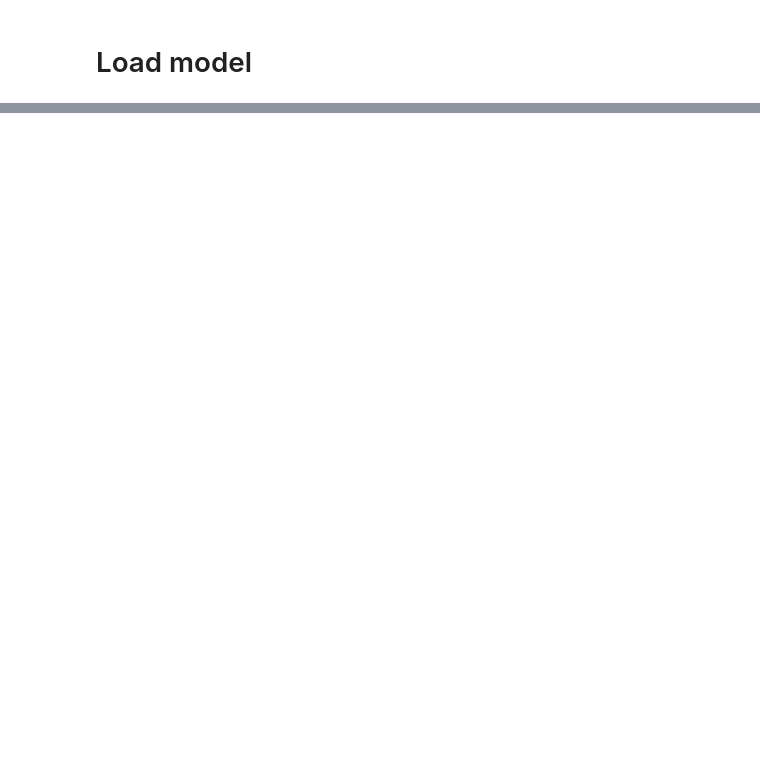
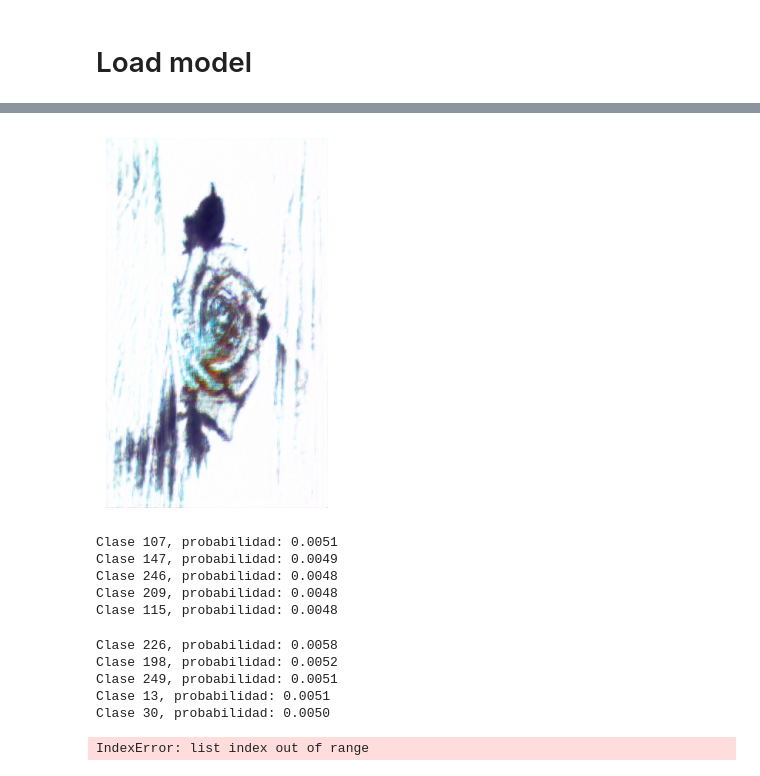
Before and after one commit to yovannynogales/computer-vision-verification-experiments, a Jupyter notebook: notebooks/tatoo_verification.ipynb, the cells around one changed output, grey strips where cells are left out. Cells and saved outputs as stored; diff of their text form; code cells hidden in the pictures; blank space fills up the shorter version.

```diff
--- a/notebooks/tatoo_verification.ipynb
+++ b/notebooks/tatoo_verification.ipynb
@@ -103,0 +221,73 @@ ValueError: pic should be 2/3 dimensional. Got 1 dimensions.
+# %%
+output_normalized = (template_f + 1) / 2  # Now it's in the range [0, 1]
+# Assuming batch size of 1 (B = 1), select the first image in the batch
+output_image = output_normalized[0].cpu().detach().numpy()  # Shape: (3, H, W)
+# Transpose to (H, W, 3)
+output_image = output_image.transpose(1, 2, 0)
+
+# Now output_image is in the correct format for displaying
+import matplotlib.pyplot as plt
+plt.imshow(output_image)
+plt.axis('off')  # Turn off axis for a cleaner image
+plt.show()
+# %% [output]
+[figure, added]
+# %%
+# Obtener el Top-5
+probabilities = torch.nn.functional.softmax(emb_template_f[0], dim=0)
+top5_prob, top5_catid = torch.topk(probabilities, 5)
+
+# Mostrar los resultados Top-5
+for i in range(top5_prob.size(0)):
+    print(f"Clase {top5_catid[i].item()}, probabilidad: {top5_prob[i].item():.4f}")
+# %% [output]
+Clase 107, probabilidad: 0.0051
+Clase 147, probabilidad: 0.0049
+Clase 246, probabilidad: 0.0048
+Clase 209, probabilidad: 0.0048
+Clase 115, probabilidad: 0.0048
+# %%
+# Obtener el Top-5
+probabilities = torch.nn.functional.softmax(emb_image_f[0], dim=0)
+top5_prob, top5_catid = torch.topk(probabilities, 5)
+
+# Mostrar los resultados Top-5
+for i in range(top5_prob.size(0)):
+    print(f"Clase {top5_catid[i].item()}, probabilidad: {top5_prob[i].item():.4f}")
+# %% [output]
+Clase 226, probabilidad: 0.0058
+Clase 198, probabilidad: 0.0052
+Clase 249, probabilidad: 0.0051
+Clase 13, probabilidad: 0.0051
+Clase 30, probabilidad: 0.0050
+# %%
+import torch.nn.functional as F
+
+# Apply softmax to convert logits to probabilities
+probs = F.softmax(emb_template_f, dim=1)
+
+# Get the top-5 predicted classes (indices) and their probabilities
+top5_probs, top5_classes = torch.topk(probs, 5)
+
+# Convert the top 5 class indices and probabilities to numpy arrays for easier handling
+top5_probs = top5_probs.cpu().detach().numpy().flatten()
+top5_classes = top5_classes.cpu().detach().numpy().flatten()
+
+# Assuming you have a list of class labels (replace with actual class names)
+class_labels = ["class_0", "class_1", "class_2", ..., "class_255"]  # Replace with actual class labels
+
+# Get the top 5 class labels
+top5_labels = [class_labels[idx] for idx in top5_classes]
+
+# Print the top 5 predictions
+print("Top-5 Predictions:")
+for i in range(5):
+    print(f"{i+1}. {top5_labels[i]} - Probability: {top5_probs[i]:.4f}")
+
+# Display the image with the top-5 predictions as the title
+plt.imshow(input_image)
+plt.title("Top-5 Predictions:\n" + "\n".join([f"{top5_labels[i]} ({top5_probs[i]:.4f})" for i in range(5)]))
+plt.axis('off')  # Hide axes for cleaner display
+plt.show()
+# %% [output]
+IndexError: list index out of range
```
Also changed, not shown: parts of 15 cells of this notebook.
